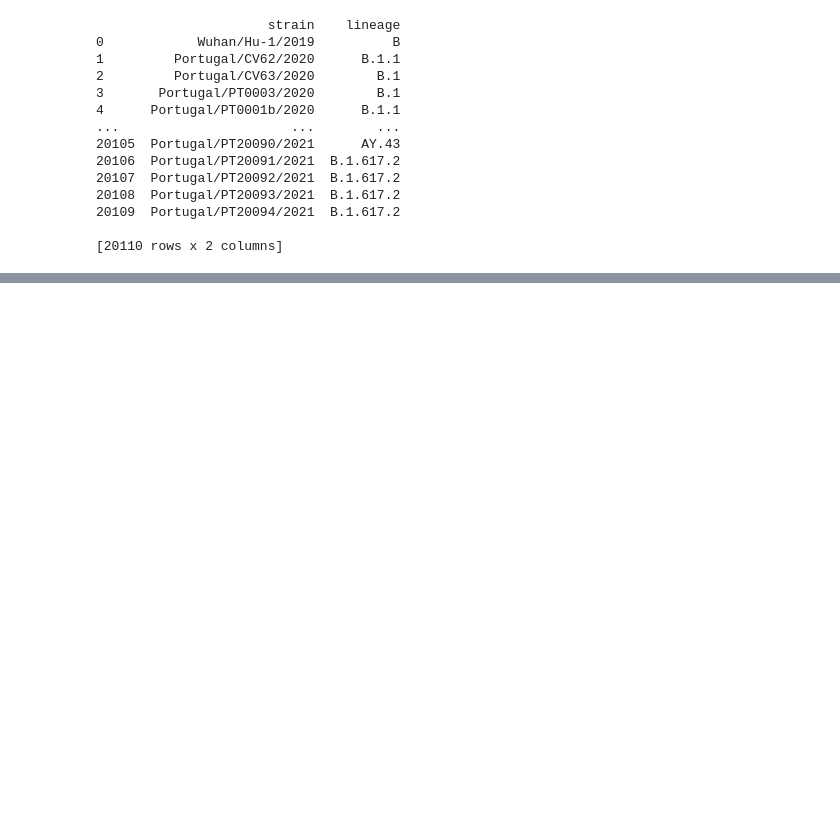
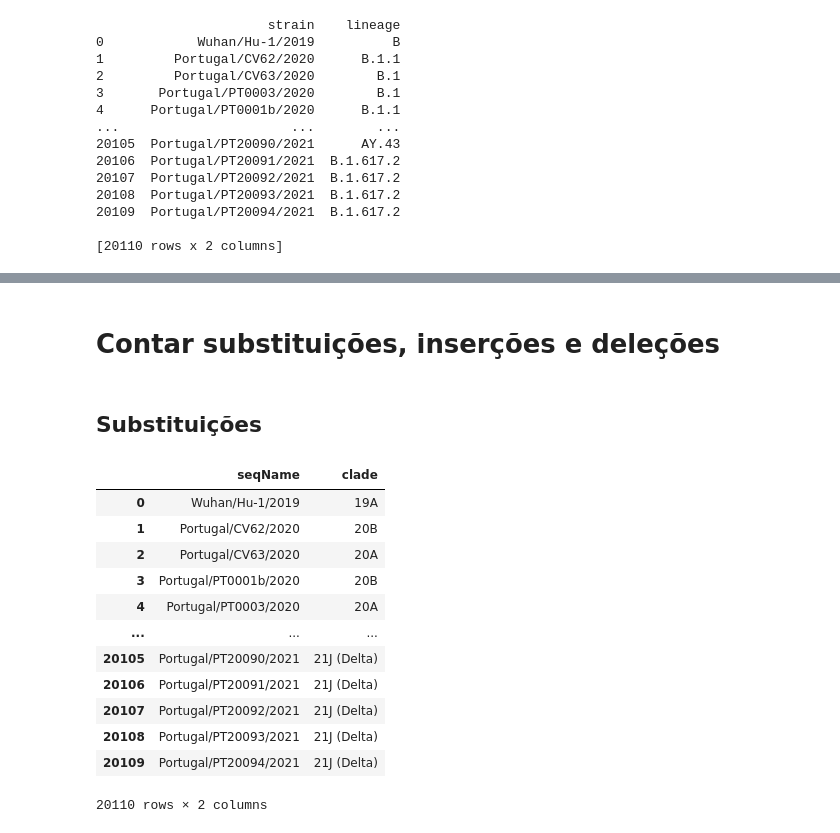
Before and after one commit to Rafael-Silva-Oliveira/FEM, a Jupyter notebook: Python/Dados.ipynb, the cells around one changed output, grey strips where cells are left out. Cells and saved outputs as stored; diff of their text form; code cells hidden in the pictures; blank space fills up the shorter version.

```diff
--- a/Python/Dados.ipynb
+++ b/Python/Dados.ipynb
@@ -307,0 +327,24 @@ for i in range(1,6):
+# %% [markdown]
+# Contar substituições, inserções e deleções
+# %% [markdown]
+## Substituições
+# %%
+# Criar nova data frame para colocar linhas como seqName / Clade e colunas como C-T, etc
+
+pca_df = final_df.iloc[:,[0,1]]
+pca_df
+#A>T
+# %% [output]
+|  | seqName | clade |
+| 0 | Wuhan/Hu-1/2019 | 19A |
+| 1 | Portugal/CV62/2020 | 20B |
+| 2 | Portugal/CV63/2020 | 20A |
+| 3 | Portugal/PT0001b/2020 | 20B |
+| 4 | Portugal/PT0003/2020 | 20A |
+| ... | ... | ... |
+| 20105 | Portugal/PT20090/2021 | 21J (Delta) |
+| 20106 | Portugal/PT20091/2021 | 21J (Delta) |
+| 20107 | Portugal/PT20092/2021 | 21J (Delta) |
+| 20108 | Portugal/PT20093/2021 | 21J (Delta) |
+| 20109 | Portugal/PT20094/2021 | 21J (Delta) |
+20110 rows × 2 columns
```
Also changed, not shown: parts of 25 cells of this notebook.
